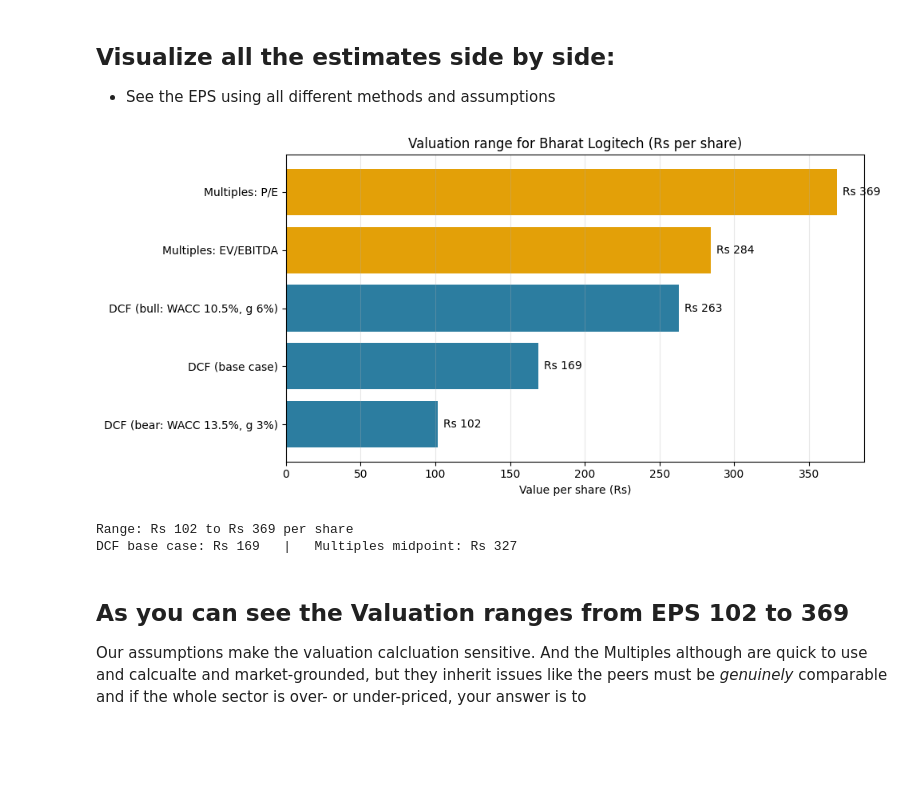
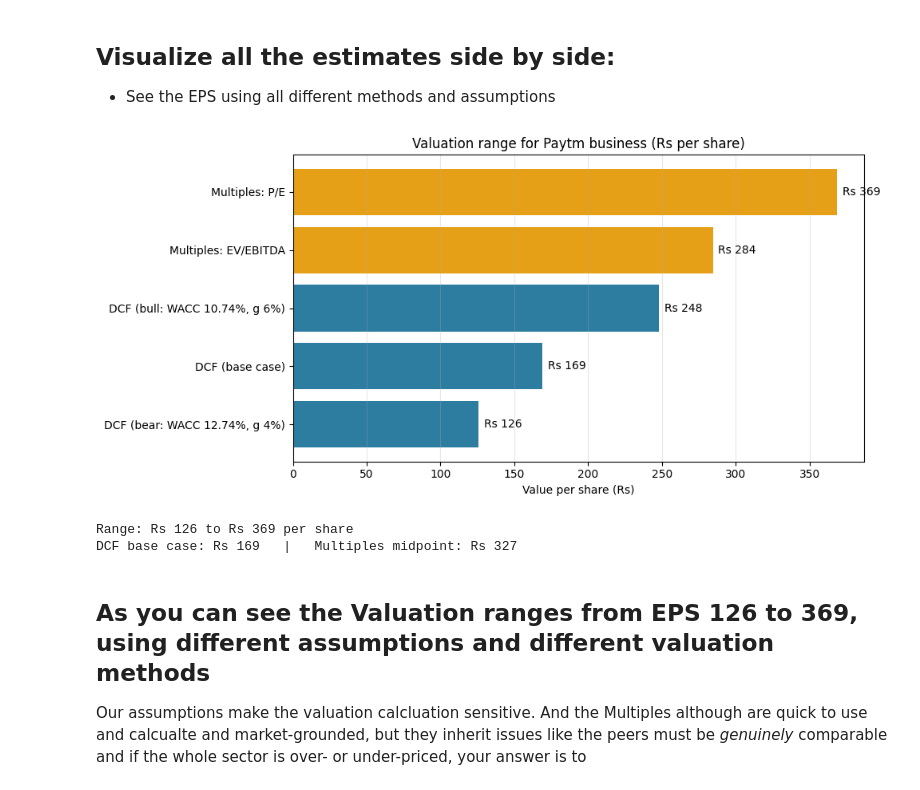
Before and after one commit to thatone-archie/BitSoM_Capstone, a Jupyter notebook: ai_advisory_blockchain/dcf_calculator.ipynb, the cells around one changed output. Saved outputs shown, nothing was run; the diff lists cells and outputs as text; code cells hidden in the pictures; blank space fills up the shorter version.

```diff
--- a/ai_advisory_blockchain/dcf_calculator.ipynb
+++ b/ai_advisory_blockchain/dcf_calculator.ipynb
@@ -316,30 +316,30 @@ P/E approach:       24.1x x PAT 612 = equity 14,749
 # %%
 estimates = {
     "DCF (base case)": per_share,
-    "DCF (bear: WACC 13.5%, g 3%)": dcf_per_share(0.135, 0.03),
-    "DCF (bull: WACC 10.5%, g 6%)": dcf_per_share(0.105, 0.06),
+    "DCF (bear: WACC 12.74%, g 4%)": dcf_per_share(0.1274, 0.04),
+    "DCF (bull: WACC 10.74%, g 6%)": dcf_per_share(0.1074, 0.06),
     "Multiples: EV/EBITDA": ps_evebitda,
     "Multiples: P/E": ps_pe,
 }
 est = pd.Series(estimates).sort_values()
 
 fig, ax = plt.subplots(figsize=(10, 4.8))
-colors = ["#2C7DA0" if "DCF" in k else "#E3A008" for k in est.index]
+colors = ["#2C7DA0" if "DCF" in k else "#E5A018" for k in est.index]
 ax.barh(est.index, est.values, color=colors)
 for i, v in enumerate(est.values):
     ax.annotate(f"Rs {v:,.0f}", (v, i), xytext=(5, 0), textcoords="offset points", va="center", fontsize=10)
-ax.set_title("Valuation range for Bharat Logitech (Rs per share)")
+ax.set_title("Valuation range for Paytm business (Rs per share)")
 ax.set_xlabel("Value per share (Rs)"); ax.grid(alpha=0.3, axis="x")
 plt.tight_layout(); plt.show()
 
 print(f"Range: Rs {est.min():,.0f} to Rs {est.max():,.0f} per share")
 print(f"DCF base case: Rs {per_share:,.0f}   |   Multiples midpoint: Rs {(ps_evebitda+ps_pe)/2:,.0f}")
 # %% [output]
-[figure, old version]
+[figure, new version]
-Range: Rs 102 to Rs 369 per share
+Range: Rs 126 to Rs 369 per share
 DCF base case: Rs 169   |   Multiples midpoint: Rs 327
 # %% [markdown]
-## As you can see the Valuation ranges from EPS 102 to 369
+## As you can see the Valuation ranges from EPS 126 to 369, using different assumptions and different valuation methods
 
 Our assumptions make the valuation calcluation sensitive.
 And the Multiples although are  quick to use and calcualte and market-grounded, but they inherit issues like the peers must be *genuinely* comparable and if the whole sector is over- or under-priced, your answer is to
```
Also changed, not shown: parts of 1 cell of this notebook, 6 other files.
